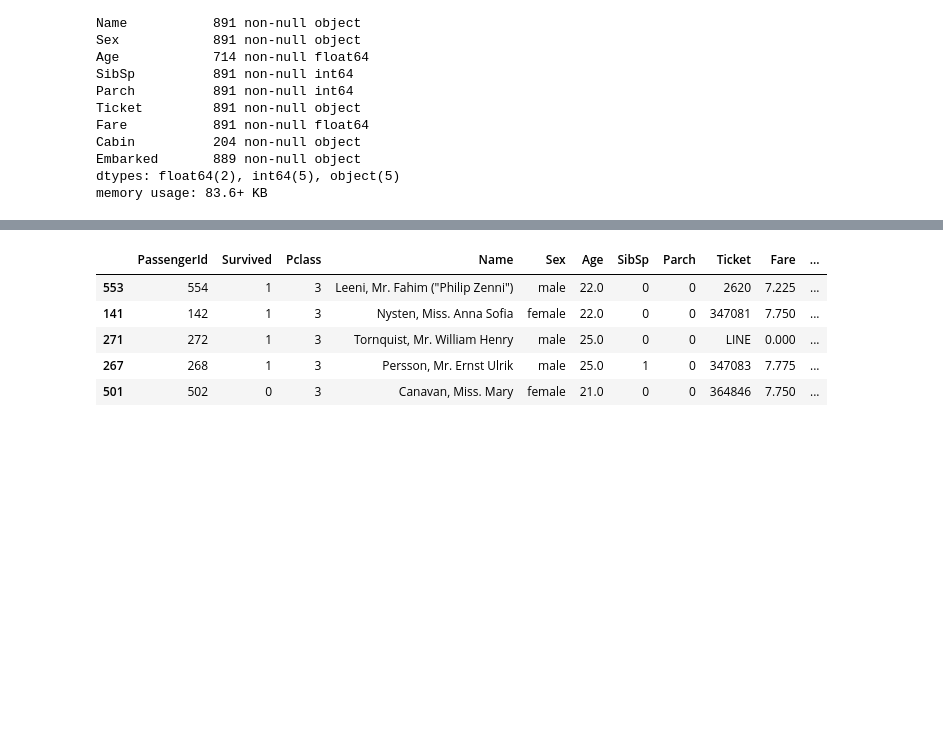
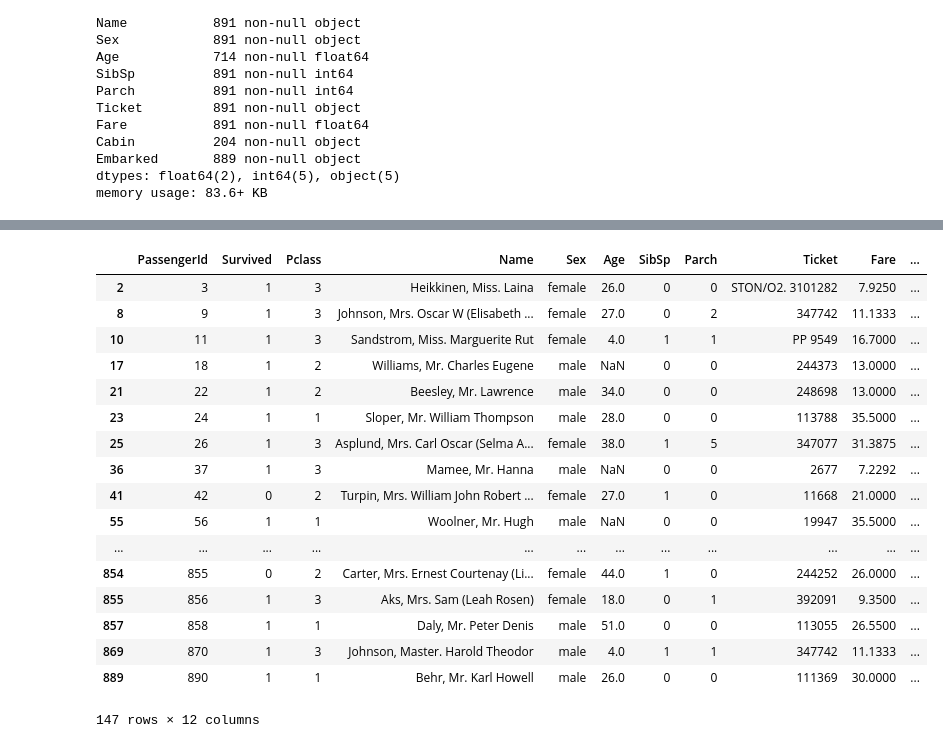
Before and after one commit to h4nyu/aplf, a Jupyter notebook: app/notebooks/titanic.ipynb, the cells around one changed output, grey strips where cells are left out. Drawn from its saved outputs; the diff is of its cells as text; code cells hidden in the pictures; blank space fills up the shorter version.

```diff
--- a/app/notebooks/titanic.ipynb
+++ b/app/notebooks/titanic.ipynb
@@ -77,7 +69,7 @@ graph.preprocessed_train_df.visualize()
 # %%
-x = graph.predict_result # start computation in the background
+x = graph.val_result # start computation in the background
 progress(x)      # watch progress
-predict_df = x.compute()
+val_df = x.compute()
 # %%
 train_progress_df = pd.read_json('/store/kaggle/titanic/train_loss.json')
 plt.scatter(x=train_progress_df.index, y=train_progress_df['loss'])
@@ -105,14 +110,27 @@ train_df[
 # %%
 train_df[
-    (preprocessed_train_df['Survived'] != predict_df) &
-    (train_df['Age'] < 27) &
-    (train_df['Age'] > 20) &
-    (train_df['Fare'] < 10)
-].sample(5)
+    (train_df['Survived'] != val_df)
+#     & (train_df['Age'].isnull())
+#     (train_df['Age'] < 27) &
+#     (train_df['Age'] > 20) &
+#     (train_df['Fare'] < 10)
+]
 # %% [output]
 |  | PassengerId | Survived | Pclass | Name | Sex | Age | SibSp | Parch | Ticket | Fare | ... |
-| 553 | 554 | 1 | 3 | Leeni, Mr. Fahim ("Philip Zenni") | male | 22.0 | 0 | 0 | 2620 | 7.225 | ... |
-| 141 | 142 | 1 | 3 | Nysten, Miss. Anna Sofia | female | 22.0 | 0 | 0 | 347081 | 7.750 | ... |
-| 271 | 272 | 1 | 3 | Tornquist, Mr. William Henry | male | 25.0 | 0 | 0 | LINE | 0.000 | ... |
-| 267 | 268 | 1 | 3 | Persson, Mr. Ernst Ulrik | male | 25.0 | 1 | 0 | 347083 | 7.775 | ... |
-| 501 | 502 | 0 | 3 | Canavan, Miss. Mary | female | 21.0 | 0 | 0 | 364846 | 7.750 | ... |
+| 2 | 3 | 1 | 3 | Heikkinen, Miss. Laina | female | 26.0 | 0 | 0 | STON/O2. 3101282 | 7.9250 | ... |
+| 8 | 9 | 1 | 3 | Johnson, Mrs. Oscar W (Elisabeth ... | female | 27.0 | 0 | 2 | 347742 | 11.1333 | ... |
+| 10 | 11 | 1 | 3 | Sandstrom, Miss. Marguerite Rut | female | 4.0 | 1 | 1 | PP 9549 | 16.7000 | ... |
+| 17 | 18 | 1 | 2 | Williams, Mr. Charles Eugene | male | NaN | 0 | 0 | 244373 | 13.0000 | ... |
+| 21 | 22 | 1 | 2 | Beesley, Mr. Lawrence | male | 34.0 | 0 | 0 | 248698 | 13.0000 | ... |
+| 23 | 24 | 1 | 1 | Sloper, Mr. William Thompson | male | 28.0 | 0 | 0 | 113788 | 35.5000 | ... |
+| 25 | 26 | 1 | 3 | Asplund, Mrs. Carl Oscar (Selma A... | female | 38.0 | 1 | 5 | 347077 | 31.3875 | ... |
+| 36 | 37 | 1 | 3 | Mamee, Mr. Hanna | male | NaN | 0 | 0 | 2677 | 7.2292 | ... |
+| 41 | 42 | 0 | 2 | Turpin, Mrs. William John Robert ... | female | 27.0 | 1 | 0 | 11668 | 21.0000 | ... |
+| 55 | 56 | 1 | 1 | Woolner, Mr. Hugh | male | NaN | 0 | 0 | 19947 | 35.5000 | ... |
+| ... | ... | ... | ... | ... | ... | ... | ... | ... | ... | ... | ... |
+| 854 | 855 | 0 | 2 | Carter, Mrs. Ernest Courtenay (Li... | female | 44.0 | 1 | 0 | 244252 | 26.0000 | ... |
+| 855 | 856 | 1 | 3 | Aks, Mrs. Sam (Leah Rosen) | female | 18.0 | 0 | 1 | 392091 | 9.3500 | ... |
+| 857 | 858 | 1 | 1 | Daly, Mr. Peter Denis | male | 51.0 | 0 | 0 | 113055 | 26.5500 | ... |
+| 869 | 870 | 1 | 3 | Johnson, Master. Harold Theodor | male | 4.0 | 1 | 1 | 347742 | 11.1333 | ... |
+| 889 | 890 | 1 | 1 | Behr, Mr. Karl Howell | male | 26.0 | 0 | 0 | 111369 | 30.0000 | ... |
+147 rows × 12 columns
```
Also changed, not shown: parts of 8 cells of this notebook, 5 other files.
